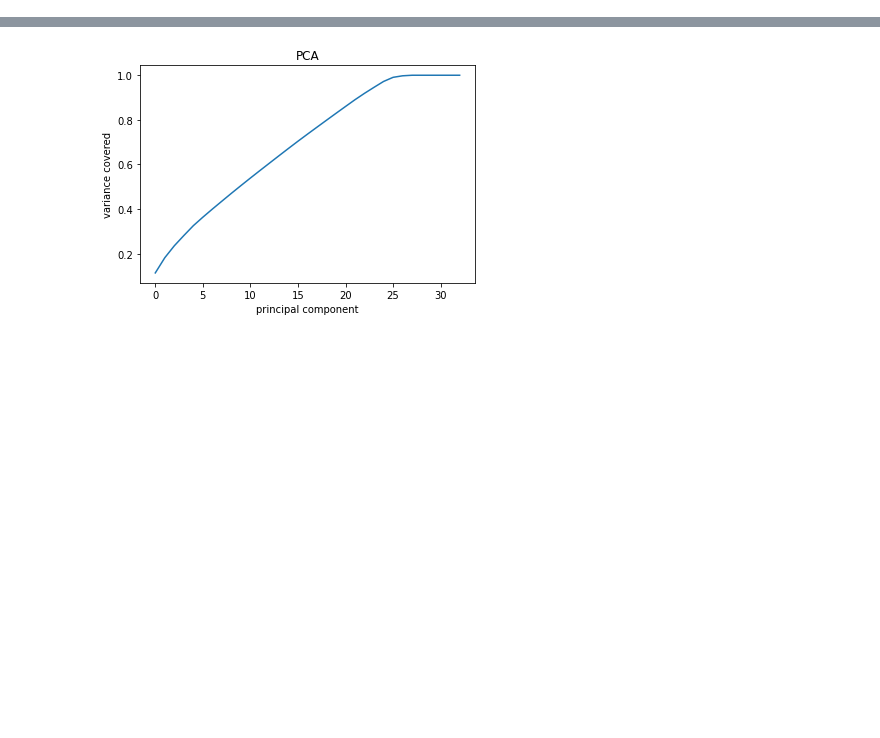
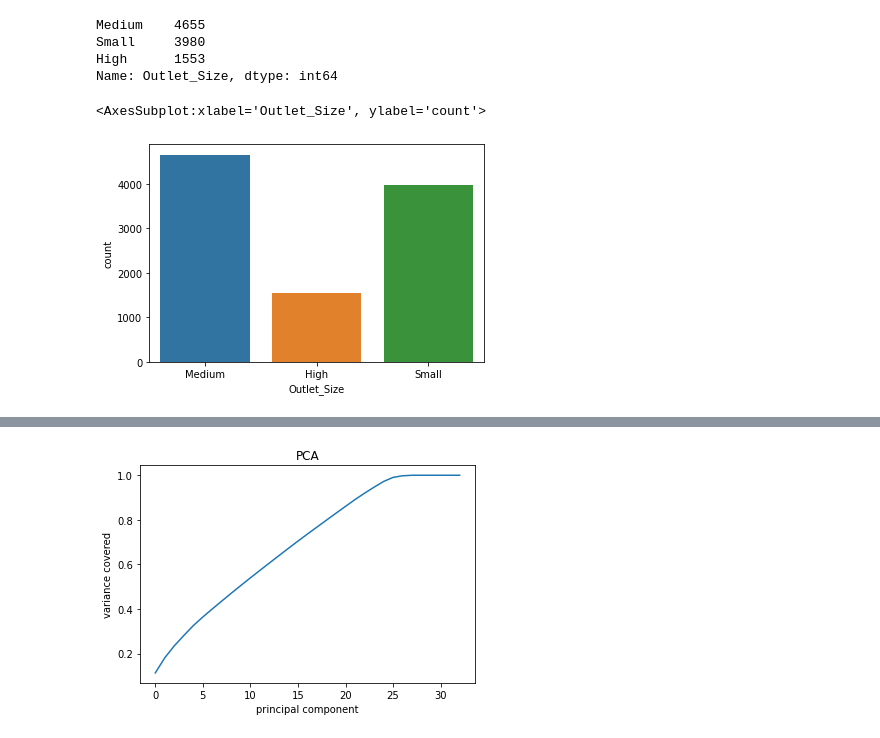
Before and after one commit to maaniaxs/Machine-Leaning-, a Jupyter notebook: PRACTICE_PROJECT/Big_Data_Mart_Sales_Project.ipynb, the cells around one changed output, grey strips where cells are left out. Cells and saved outputs as stored; diff of their text form; code cells hidden in the pictures; blank space fills up the shorter version.

```diff
--- a/PRACTICE_PROJECT/Big_Data_Mart_Sales_Project.ipynb
+++ b/PRACTICE_PROJECT/Big_Data_Mart_Sales_Project.ipynb
@@ -569,0 +237,10 @@ mean_squared_error 1115663.1970106424
+# %%
+print(df['Outlet_Size'].value_counts())                    # categorical feature
+sns.countplot(df['Outlet_Size'])                     #   3 different types of variable in this feature
+# %% [output]
+Medium    4655
+Small     3980
+High      1553
+Name: Outlet_Size, dtype: int64
+<AxesSubplot:xlabel='Outlet_Size', ylabel='count'>
+[figure, added]
```
Also changed, not shown: parts of 214 cells of this notebook.
